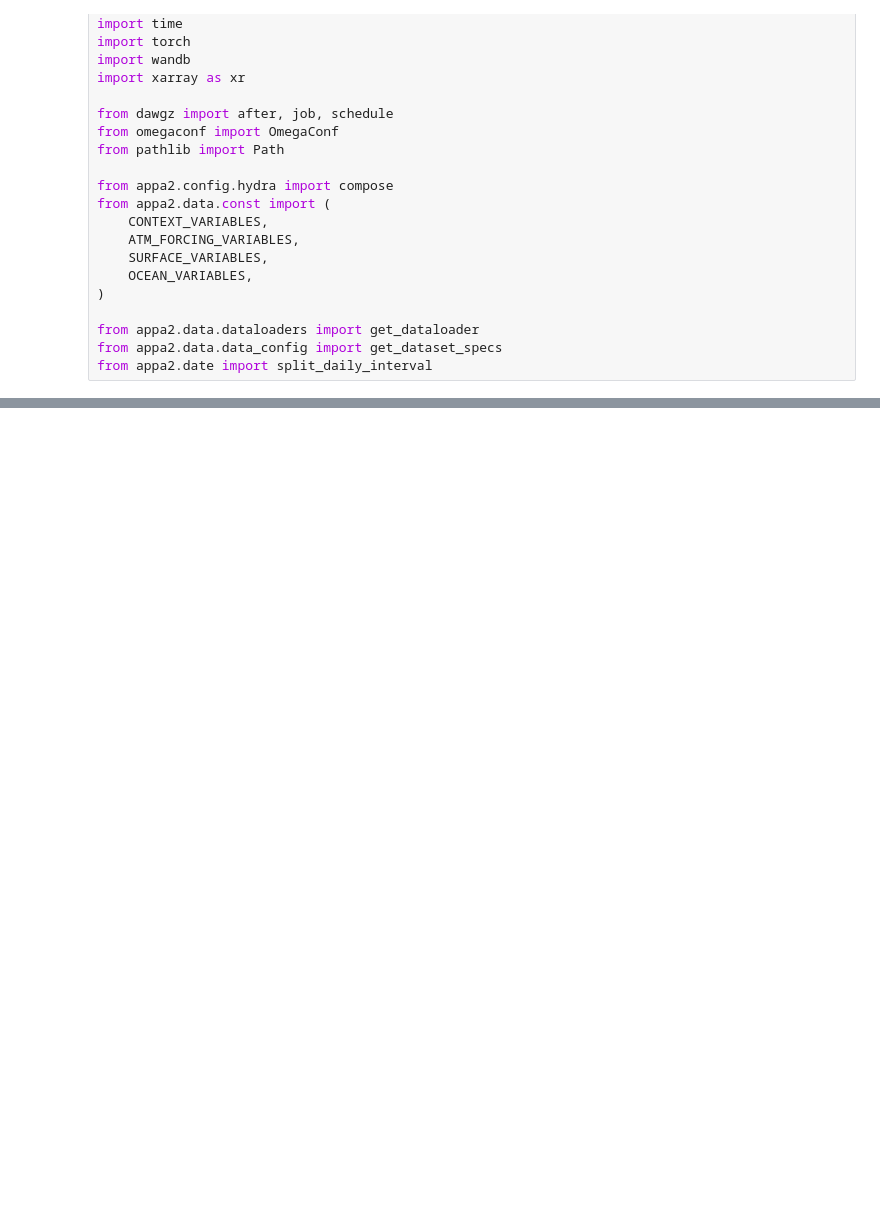
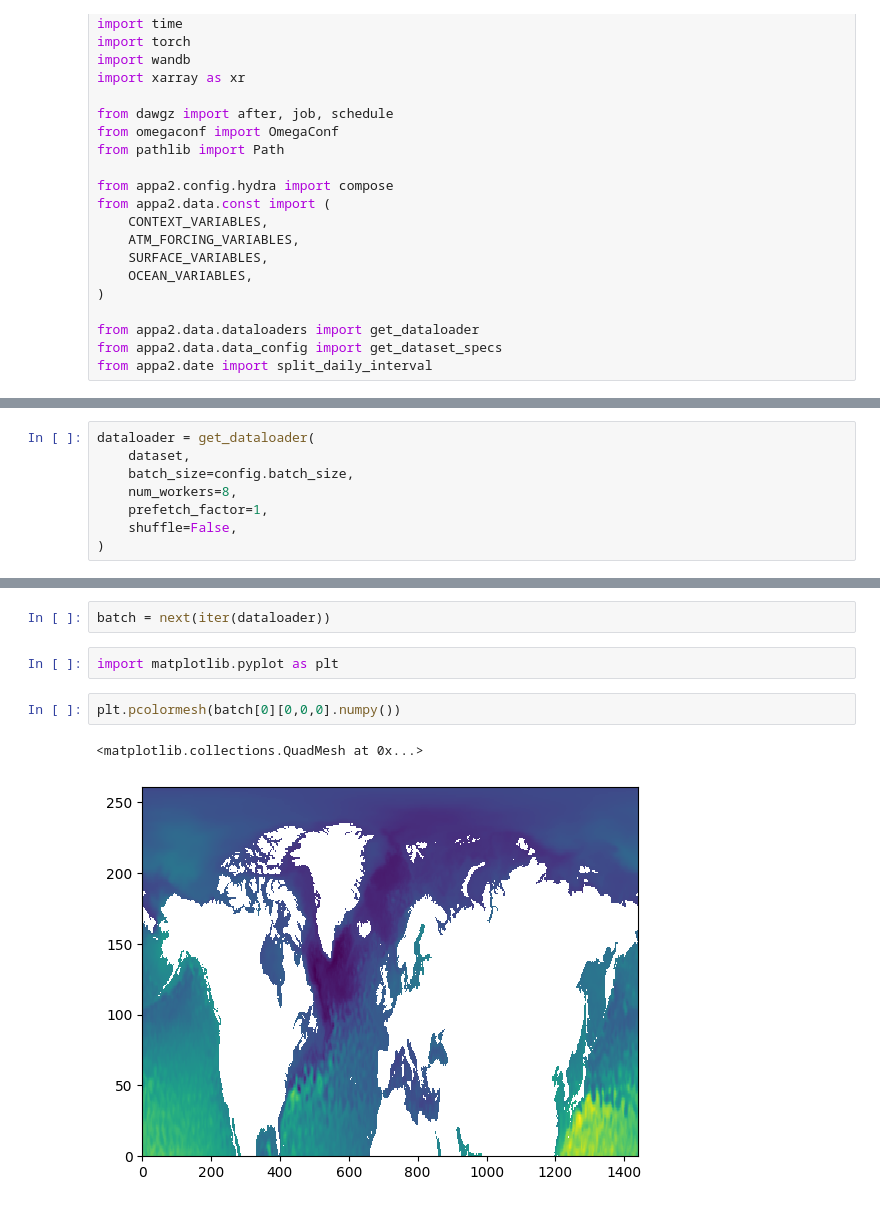
Before and after one commit to ParsaGooya/GenDA-Ocean-Ice, a Jupyter notebook: HPE_ocean_ice_genDA/test.ipynb, the cells around one changed output, grey strips where cells are left out. Cells and saved outputs as stored; diff of their text form; blank space fills up the shorter version.

```diff
--- a/HPE_ocean_ice_genDA/test.ipynb
+++ b/HPE_ocean_ice_genDA/test.ipynb
@@ -837,0 +879,8 @@ Attributes: (12/25)
+# %%
+dataloader = get_dataloader(
+    dataset,
+    batch_size=config.batch_size,
+    num_workers=8,
+    prefetch_factor=1,
+    shuffle=False,
+)
@@ -837,0 +913,9 @@ Attributes: (12/25)
+# %%
+batch = next(iter(dataloader))
+# %%
+import matplotlib.pyplot as plt
+# %%
+plt.pcolormesh(batch[0][0,0,0].numpy())
+# %% [output]
+<matplotlib.collections.QuadMesh at 0x...>
+[figure, added]
```
Also changed, not shown: parts of 27 cells of this notebook.
